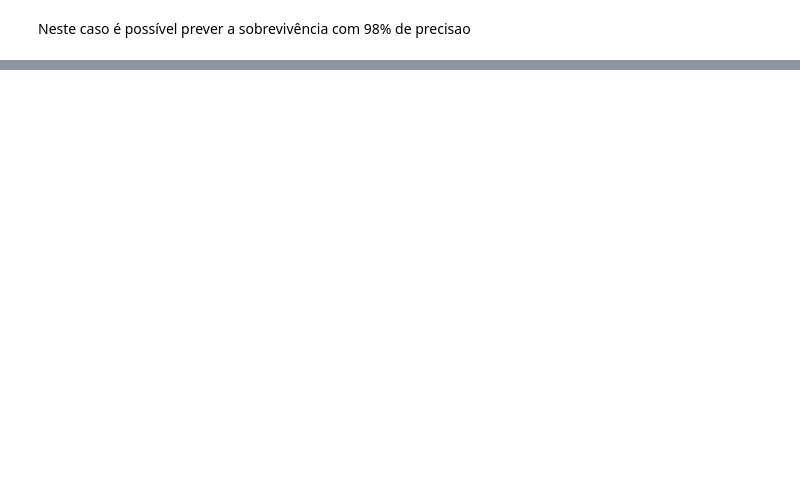
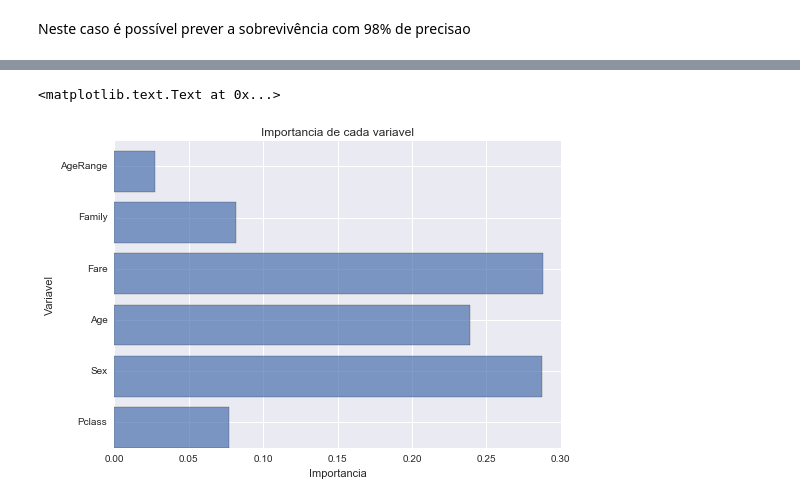
Before and after one commit to liebycardoso/Data_Analysis, a Jupyter notebook: Titanic.ipynb, the cells around one changed output, grey strips where cells are left out. Saved outputs shown, nothing was run; the diff lists cells and outputs as text; code cells hidden in the pictures; blank space fills up the shorter version.

```diff
--- a/Titanic.ipynb
+++ b/Titanic.ipynb
@@ -713,8 +698,6 @@ A fim de facilitar a visualização, foi gerado a representação GraphViz da de
 # %%
 #cria o objeto Random Forest
-random_forest = RandomForestClassifier(n_estimators=100,oob_score=True)
-#Treina o modelo de dados
-random_forest.fit(X_train, y_train)
+clf_rf = RandomForestClassifier(n_estimators=100, oob_score=True)
 
-#Prediz o resultado
-Y_pred = random_forest.predict(X_test)
+#Treina o modelo de dados da mesma forma que foi feito para o DecisionTreeClassifier
+clf_rf.fit(X_train, y_train)
@@ -731,4 +728,3 @@ De acordo com o modelo utilizado, ranking de contribuição das colunas no resul
 # %%
-feat_import = pd.Series(random_forest.feature_importances_, index=aux_df.drop(['Survived'], axis=1).columns)
-feat_import.sort_values()
-feat_import
+feat_importance = pd.Series(clf_rf.feature_importances_, index=processed_df.drop(['Survived'], axis=1).columns)
+feat_importance.sort_values(ascending=False)
@@ -734,0 +739,9 @@ feat_import
+# %%
+plt.barh(np.arange(len(feat_importance)), feat_importance, alpha=0.7)
+plt.yticks(np.arange(.5,len(feat_importance),1), feat_importance.index)
+plt.xlabel('Importancia')
+plt.ylabel('Variavel')
+plt.title('Importancia de cada variavel')
+# %% [output]
+<matplotlib.text.Text at 0x...>
+[figure, added]
```
Also changed, not shown: parts of 32 cells of this notebook.
